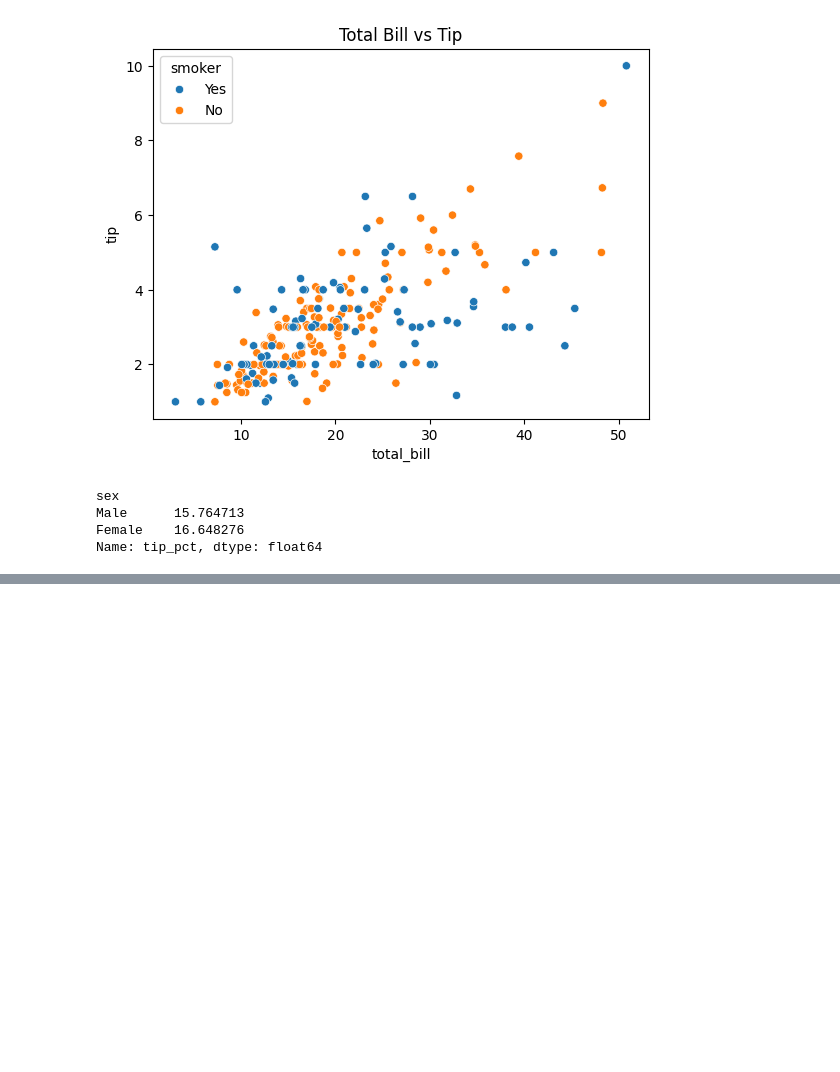
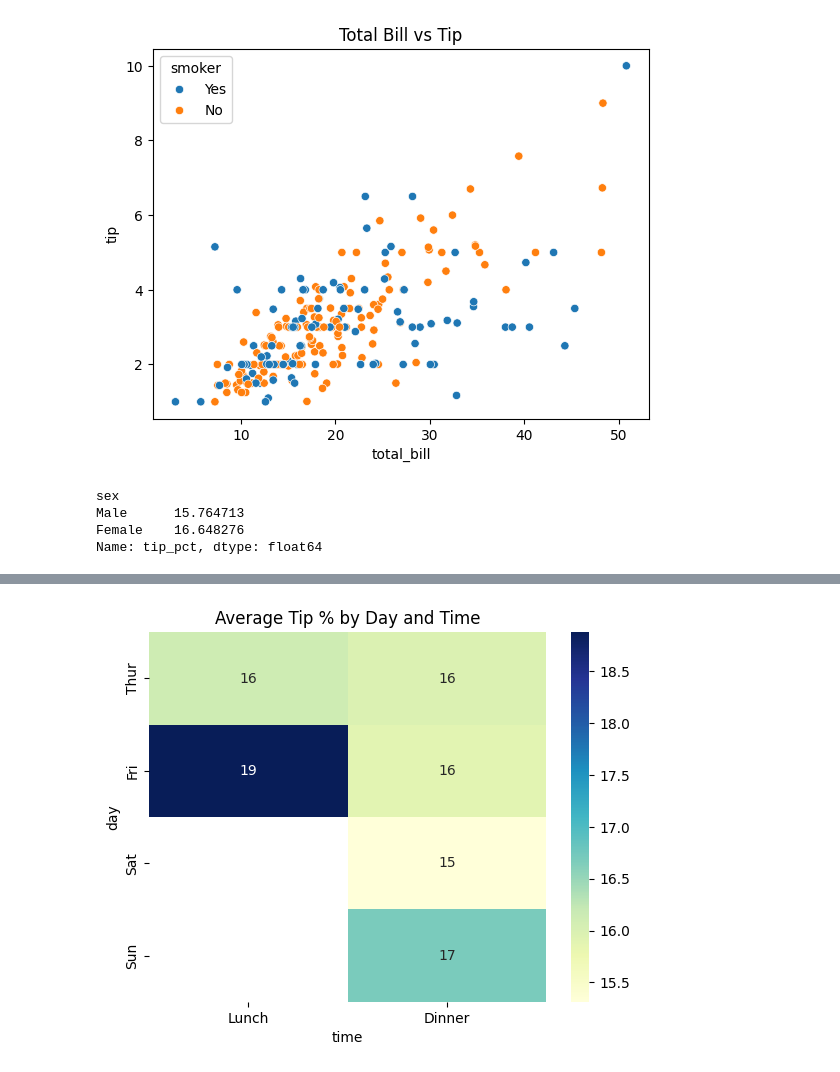
Before and after one commit to amitpaul2004/BCT_3, a Jupyter notebook: codes/titanic3.ipynb, the cells around one changed output, grey strips where cells are left out. Saved outputs shown, nothing was run; the diff lists cells and outputs as text; code cells hidden in the pictures; blank space fills up the shorter version.

```diff
--- a/codes/titanic3.ipynb
+++ b/codes/titanic3.ipynb
@@ -77,0 +107,31 @@ Name: tip_pct, dtype: float64
+# %%
+import pandas as pd
+import seaborn as sns
+import matplotlib.pyplot as plt
+
+# Load dataset
+df = sns.load_dataset("tips")
+
+# Convert category types
+df['sex'] = df['sex'].astype('category')
+df['smoker'] = df['smoker'].astype('category')
+
+# Create Tip Percentage
+df['tip_pct'] = (df['tip'] / df['total_bill']) * 100
+df['tip_pct'] = df['tip_pct'].round(2)
+
+# Create pivot table
+avg_tip_by_day_time = df.pivot_table(
+    values='tip_pct',
+    index='day',
+    columns='time',
+    aggfunc='mean'
+)
+
+# Heatmap
+sns.heatmap(avg_tip_by_day_time, annot=True, cmap='YlGnBu')
+
+plt.title("Average Tip % by Day and Time")
+plt.show()
+# %% [output]
+[figure, added]
```
Also changed, not shown: parts of 5 cells of this notebook, 1 other file.
